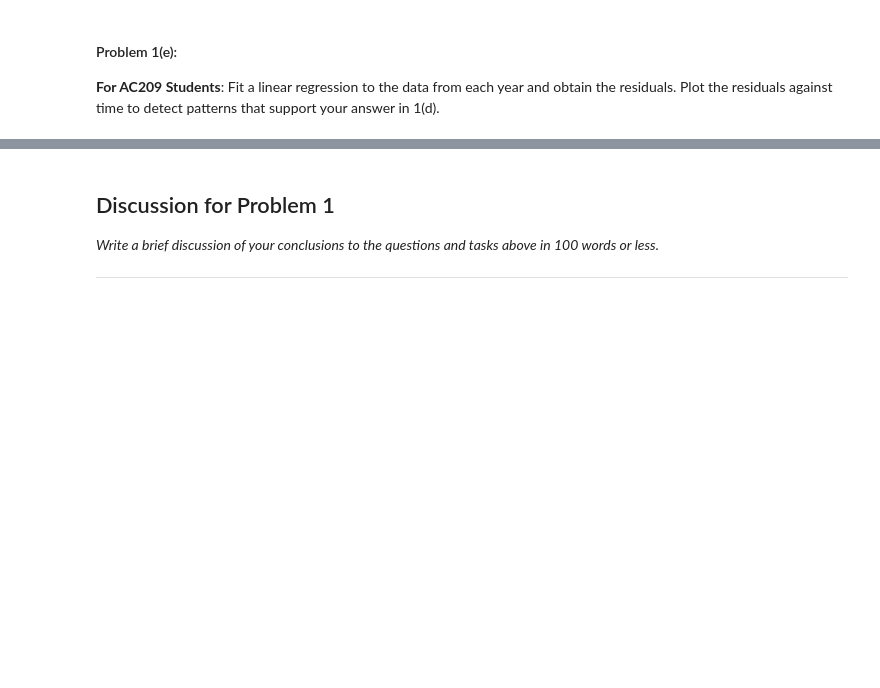
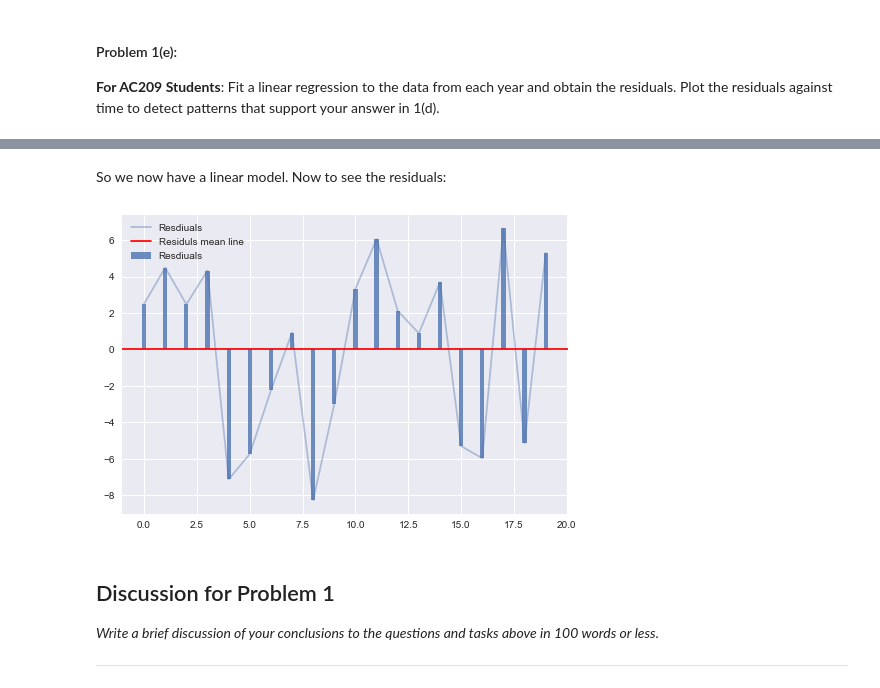
Before and after one commit to fergusio/cs109-2015, a Jupyter notebook: homework/HW1.ipynb, the cells around one changed output, grey strips where cells are left out. Saved outputs shown, nothing was run; the diff lists cells and outputs as text; code cells hidden in the pictures; blank space fills up the shorter version.

```diff
--- a/homework/HW1.ipynb
+++ b/homework/HW1.ipynb
@@ -374,3 +387,13 @@ regr = linear_model.LinearRegression()
+# %% [markdown]
+So we now have a linear model. Now to see the residuals:
+# %%
+#plt.scatter(x, Y-y, label="Resdiuals")
+plt.bar(x, Y-y, label="Resdiuals", width=0.2, alpha=0.8)
+plt.plot(x, Y-y, label="Resdiuals", alpha=0.4)
+plt.axhline(y=np.mean(Y-y), color='r', linestyle='-', label="Residuls mean line")
+plt.legend();
+# %% [output]
+[figure, added]
 # %% [markdown]
 ## Discussion for Problem 1
 
```
Also changed, not shown: parts of 33 cells of this notebook, 1 other file.
